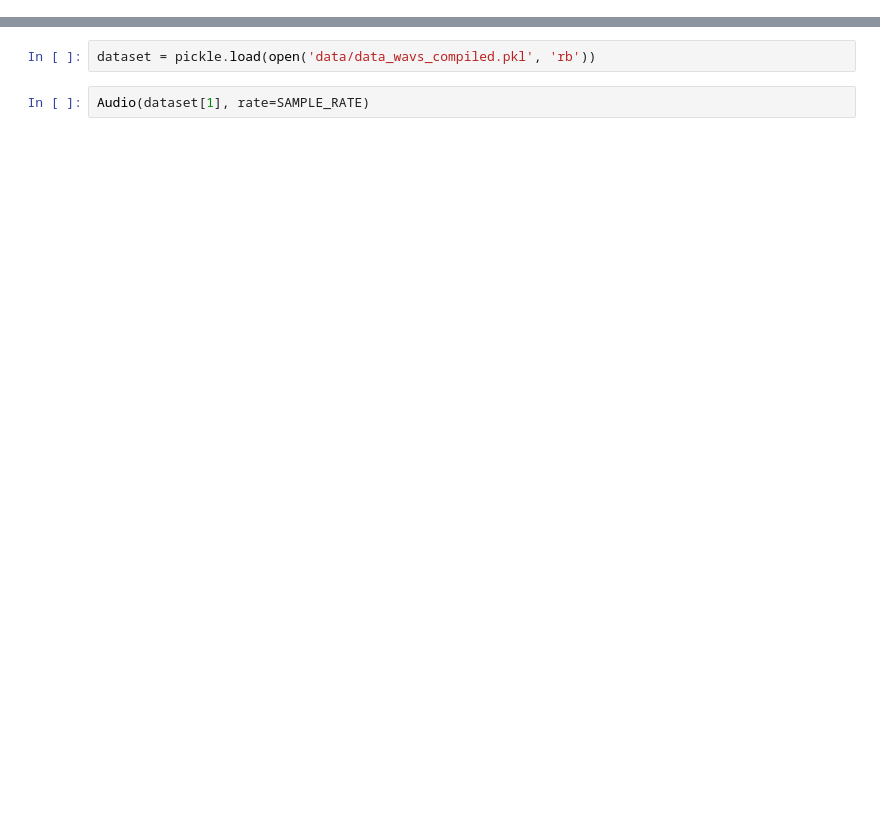
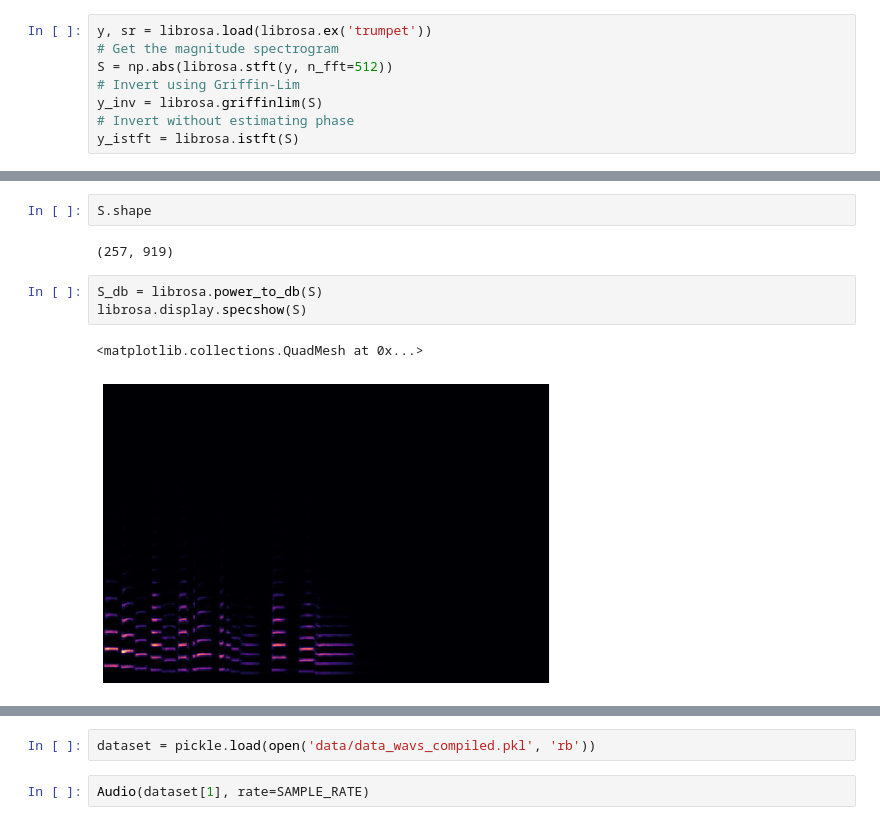
Before and after one commit to YaroslavRy/VoiceVAE, a Jupyter notebook: Analysis.ipynb, the cells around one changed output, grey strips where cells are left out. Saved outputs shown, nothing was run; the diff lists cells and outputs as text; blank space fills up the shorter version.

```diff
--- a/Analysis.ipynb
+++ b/Analysis.ipynb
@@ -14,0 +18,8 @@ set_matplotlib_formats('retina')
+# %%
+y, sr = librosa.load(librosa.ex('trumpet'))
+# Get the magnitude spectrogram
+S = np.abs(librosa.stft(y, n_fft=512))
+# Invert using Griffin-Lim
+y_inv = librosa.griffinlim(S)
+# Invert without estimating phase
+y_istft = librosa.istft(S)
@@ -14,0 +30,10 @@ set_matplotlib_formats('retina')
+# %%
+S.shape
+# %% [output]
+(257, 919)
+# %%
+S_db = librosa.power_to_db(S)
+librosa.display.specshow(S)
+# %% [output]
+<matplotlib.collections.QuadMesh at 0x...>
+[figure, added]
```
Also changed, not shown: parts of 31 cells of this notebook, 3 other files.
